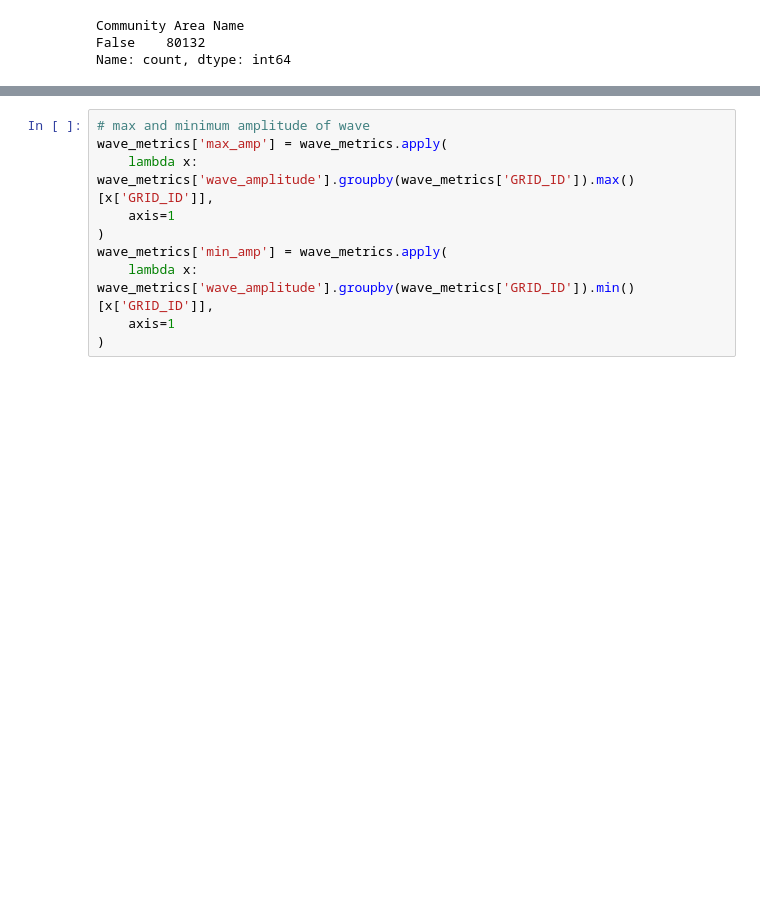
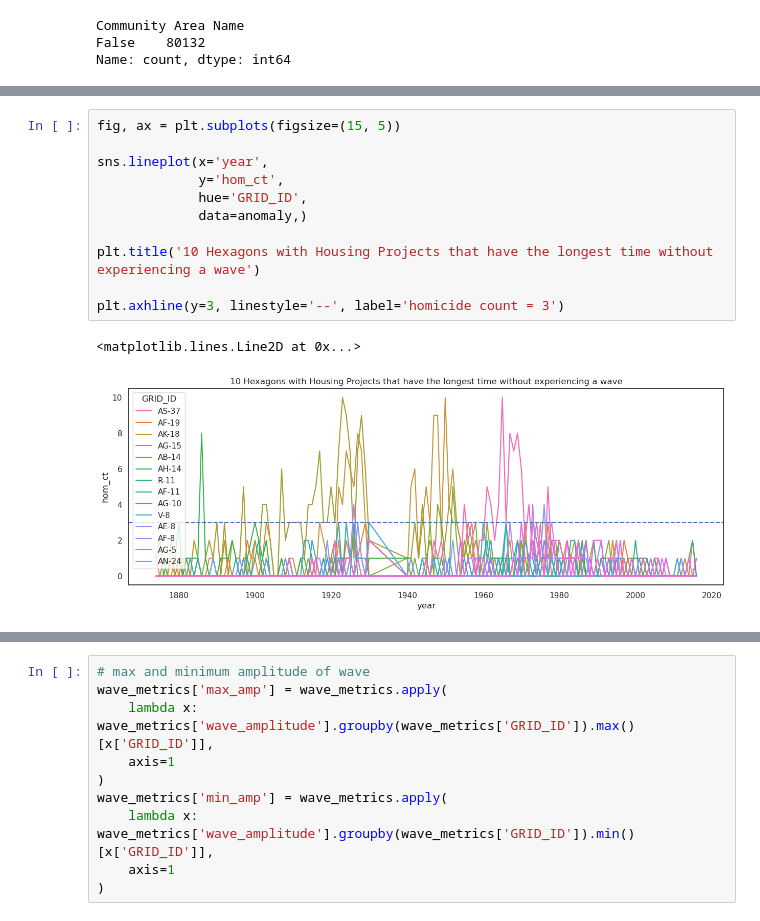
Before and after one commit to uchicago-justice-project/decreasing-homicide-waves, a Jupyter notebook: hom_decrease.ipynb, the cells around one changed output, grey strips where cells are left out. Cells and saved outputs as stored; diff of their text form; blank space fills up the shorter version.

```diff
--- a/hom_decrease.ipynb
+++ b/hom_decrease.ipynb
@@ -309,0 +481,14 @@ plt.show()
+# %%
+fig, ax = plt.subplots(figsize=(15, 5))
+
+sns.lineplot(x='year',
+             y='hom_ct',
+             hue='GRID_ID',
+             data=anomaly,)
+
+plt.title('10 Hexagons with Housing Projects that have the longest time without experiencing a wave')
+
+plt.axhline(y=3, linestyle='--', label='homicide count = 3')
+# %% [output]
+<matplotlib.lines.Line2D at 0x...>
+[figure, added]
```
Also changed, not shown: parts of 27 cells of this notebook, 2 other files.
